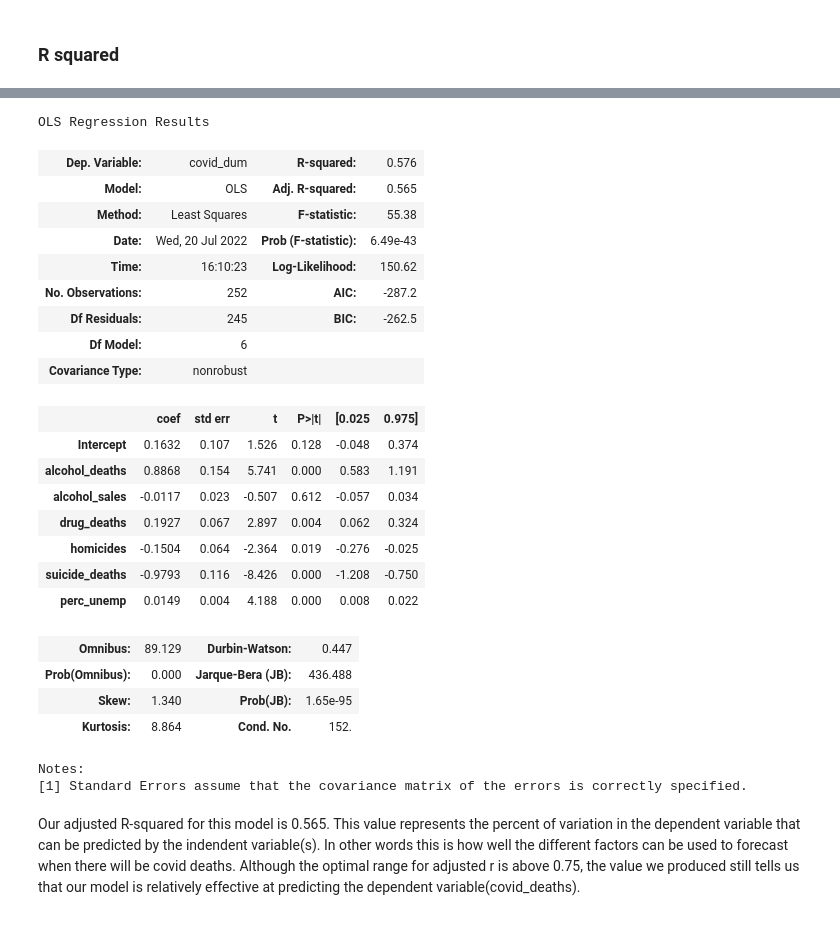
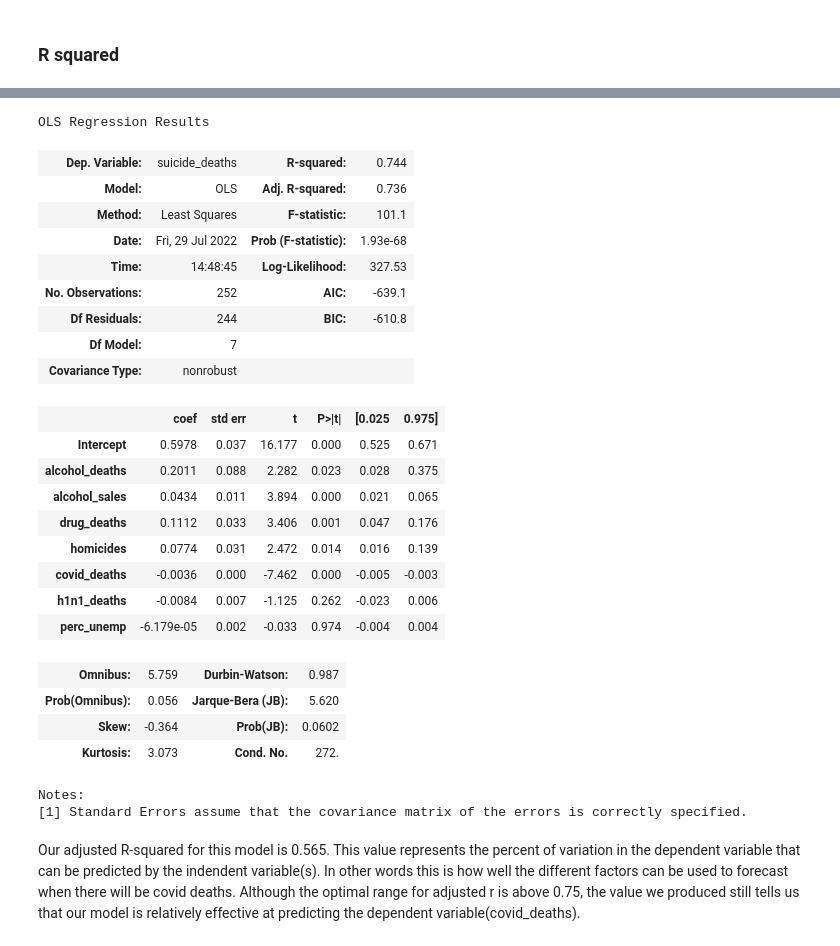
Before and after one commit to nmcdowell00/python_for_the_datajam, a Jupyter notebook: Linear_Regression.ipynb, the cells around one changed output, grey strips where cells are left out. Saved outputs shown, nothing was run; the diff lists cells and outputs as text; code cells hidden in the pictures.

```diff
--- a/Linear_Regression.ipynb
+++ b/Linear_Regression.ipynb
@@ -21,6 +22,8 @@ def multiline(dataframe, exemptions):
     plt.xticks(rotation=45)
     plt.legend()
     plt.show()
+# %%
+df = pd.read_csv("/Users/natemcdowell/Desktop/python_for_the_datajam/datasets/for_ml.csv")
 # %% [markdown]
 ## Terms to Know
 - **R-squared**: the r2(2=squared) value represents how much of the variance in the data can be explained by the model. The higher the value, the better the model fits.
@@ -50,2 +48,0 @@ def multiline(dataframe, exemptions):
-# %%
-df = pd.read_csv("for_ml.csv")
@@ -72,5 +59,0 @@ df.head()
-# %%
-df.set_index('date',inplace=True)
-# the inplace parameter edits the object in place(alters the original item) so no new item is created. This makes it so we dont have to set
-# the command equal to the new dataframe.
-df.head()
@@ -85,8 +59,0 @@ df.head()
-# %%
-# these are the commands that are creating our dummy variables. We create a new column in the dataframe by fixing a unique name to the
-# dataframe, then setting it eqaul to our command. In this case or command finds whenever somethine(h1n1,covid, or both) is NOT equal to
-# zero, then adds a 1 at the repspective instance into the unique dummy column.
-
-df['h1n1_dum'] = 1 *(df['h1n1_deaths'] != 0)
-df['covid_dum'] = 1 *(df['covid_deaths'] != 0)
-df['pandemic'] = 1* ((df['h1n1_deaths'] != 0) | (df['covid_deaths'] != 0)  )
@@ -189,31 +194,32 @@ regression_model.score(X_test, y_test)
 # %%
 #lm = sm.ols(formula='covid_dum ~ alcohol_deaths + alcohol_sales + drug_deaths + homicides + suicide_deaths + perc_unemp + gdp_period + yearly_infl', data=df)
-lm = sm.ols(formula='covid_dum ~ alcohol_deaths + alcohol_sales + drug_deaths + homicides + suicide_deaths + perc_unemp', data=df)
+lm = sm.ols(formula='suicide_deaths ~ alcohol_deaths + alcohol_sales + drug_deaths + homicides + covid_deaths + h1n1_deaths + perc_unemp', data=df)
 fit = lm.fit()
 fit.summary()
 # %% [output]
 OLS Regression Results
-| Dep. Variable: | covid_dum | R-squared: | 0.576 |
-| Model: | OLS | Adj. R-squared: | 0.565 |
-| Method: | Least Squares | F-statistic: | 55.38 |
-| Date: | Wed, 20 Jul 2022 | Prob (F-statistic): | 6.49e-43 |
-| Time: | 16:10:23 | Log-Likelihood: | 150.62 |
-| No. Observations: | 252 | AIC: | -287.2 |
-| Df Residuals: | 245 | BIC: | -262.5 |
-| Df Model: | 6 |  |  |
+| Dep. Variable: | suicide_deaths | R-squared: | 0.744 |
+| Model: | OLS | Adj. R-squared: | 0.736 |
+| Method: | Least Squares | F-statistic: | 101.1 |
+| Date: | Fri, 29 Jul 2022 | Prob (F-statistic): | 1.93e-68 |
+| Time: | 14:48:45 | Log-Likelihood: | 327.53 |
+| No. Observations: | 252 | AIC: | -639.1 |
+| Df Residuals: | 244 | BIC: | -610.8 |
+| Df Model: | 7 |  |  |
 | Covariance Type: | nonrobust |  |  |
 |  | coef | std err | t | P>|t| | [0.025 | 0.975] |
-| Intercept | 0.1632 | 0.107 | 1.526 | 0.128 | -0.048 | 0.374 |
-| alcohol_deaths | 0.8868 | 0.154 | 5.741 | 0.000 | 0.583 | 1.191 |
-| alcohol_sales | -0.0117 | 0.023 | -0.507 | 0.612 | -0.057 | 0.034 |
-| drug_deaths | 0.1927 | 0.067 | 2.897 | 0.004 | 0.062 | 0.324 |
-| homicides | -0.1504 | 0.064 | -2.364 | 0.019 | -0.276 | -0.025 |
-| suicide_deaths | -0.9793 | 0.116 | -8.426 | 0.000 | -1.208 | -0.750 |
-| perc_unemp | 0.0149 | 0.004 | 4.188 | 0.000 | 0.008 | 0.022 |
+| Intercept | 0.5978 | 0.037 | 16.177 | 0.000 | 0.525 | 0.671 |
+| alcohol_deaths | 0.2011 | 0.088 | 2.282 | 0.023 | 0.028 | 0.375 |
+| alcohol_sales | 0.0434 | 0.011 | 3.894 | 0.000 | 0.021 | 0.065 |
+| drug_deaths | 0.1112 | 0.033 | 3.406 | 0.001 | 0.047 | 0.176 |
+| homicides | 0.0774 | 0.031 | 2.472 | 0.014 | 0.016 | 0.139 |
+| covid_deaths | -0.0036 | 0.000 | -7.462 | 0.000 | -0.005 | -0.003 |
+| h1n1_deaths | -0.0084 | 0.007 | -1.125 | 0.262 | -0.023 | 0.006 |
+| perc_unemp | -6.179e-05 | 0.002 | -0.033 | 0.974 | -0.004 | 0.004 |
-| Omnibus: | 89.129 | Durbin-Watson: | 0.447 |
-| Prob(Omnibus): | 0.000 | Jarque-Bera (JB): | 436.488 |
-| Skew: | 1.340 | Prob(JB): | 1.65e-95 |
-| Kurtosis: | 8.864 | Cond. No. | 152. |
+| Omnibus: | 5.759 | Durbin-Watson: | 0.987 |
+| Prob(Omnibus): | 0.056 | Jarque-Bera (JB): | 5.620 |
+| Skew: | -0.364 | Prob(JB): | 0.0602 |
+| Kurtosis: | 3.073 | Cond. No. | 272. |
 Notes:
 [1] Standard Errors assume that the covariance matrix of the errors is correctly specified.
 # %% [markdown]
```
Also changed, not shown: parts of 45 cells of this notebook, 16 other files.
